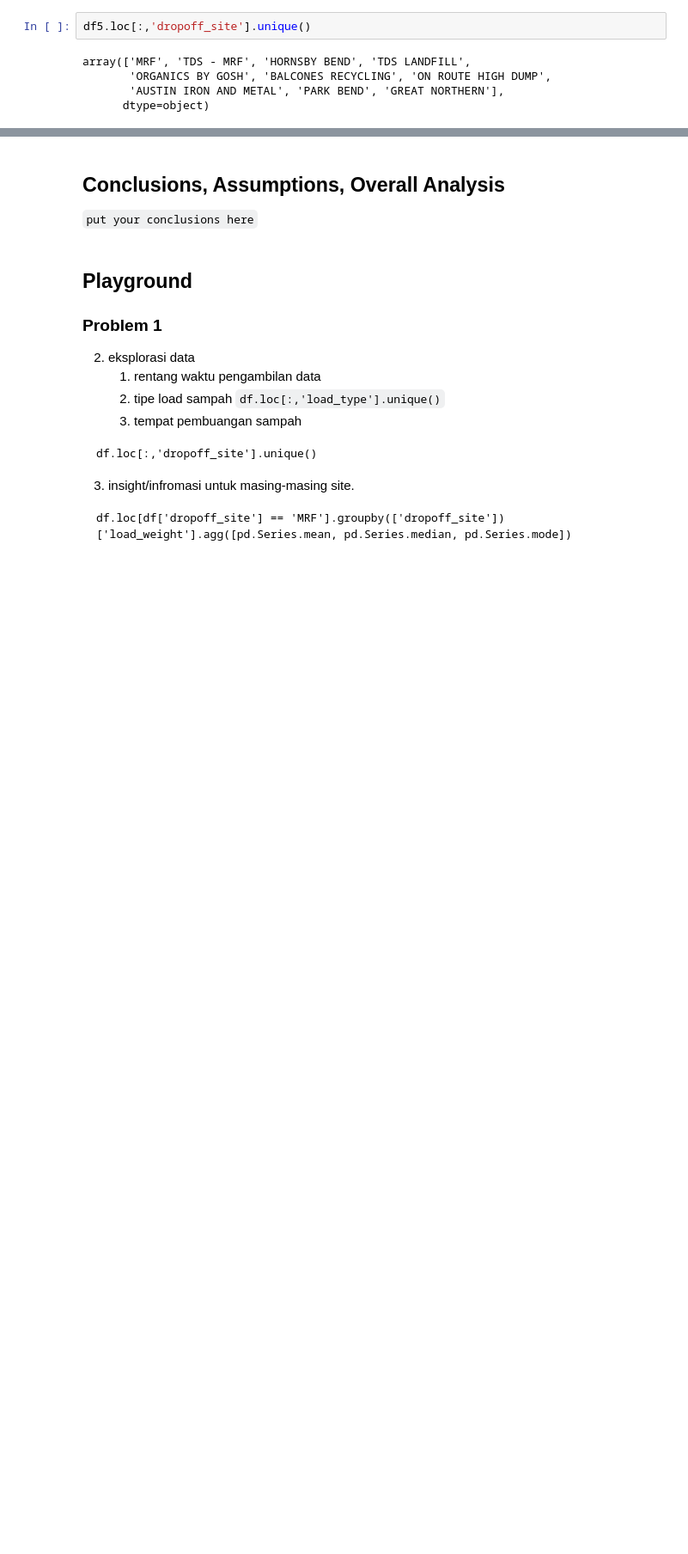
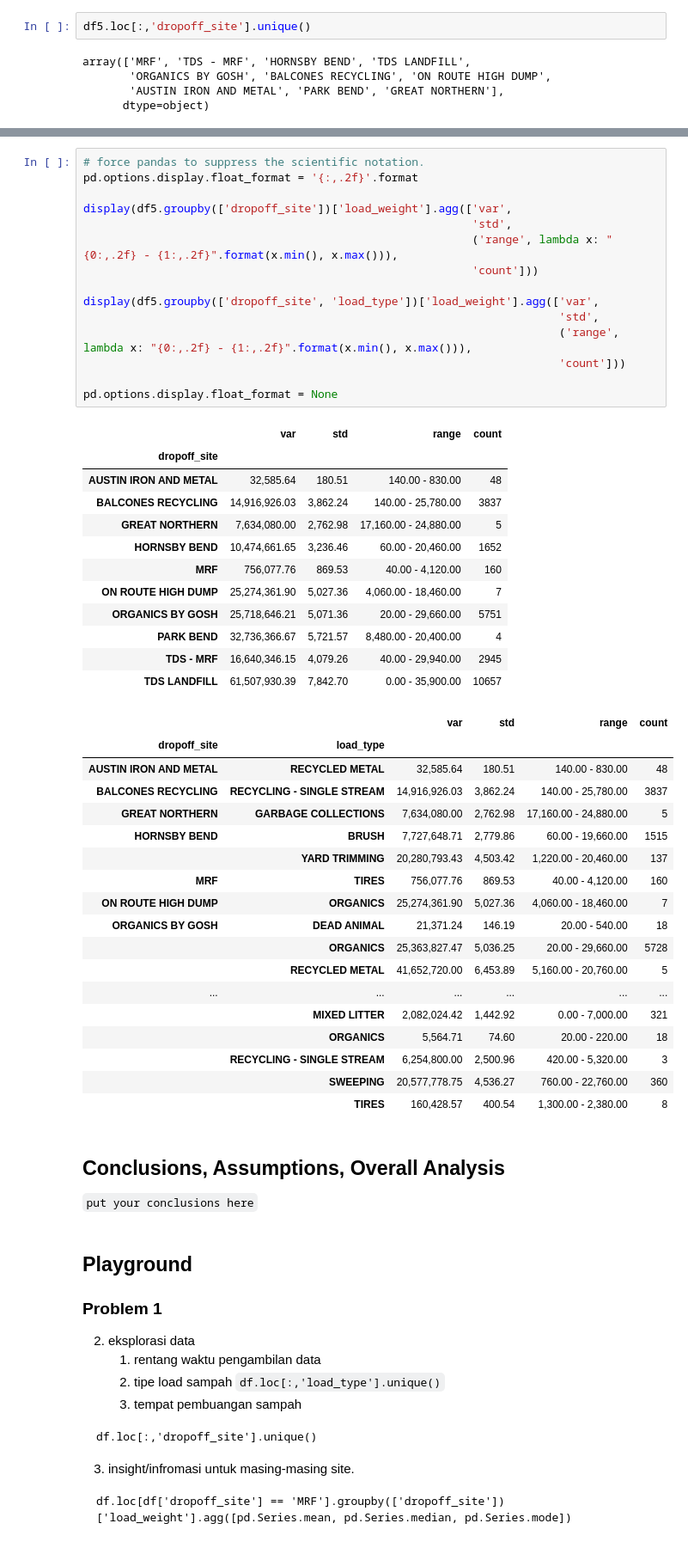
Before and after one commit to jasonrichdarmawan/p0-g2, a Jupyter notebook: h8dsft_P0W2_jason_rich_darmawan_onggo_putra.ipynb, the cells around one changed output, grey strips where cells are left out. Shown: that part at 86% size. Drawn from its saved outputs; the diff is of its cells as text; blank space fills up the shorter version.

```diff
--- a/h8dsft_P0W2_jason_rich_darmawan_onggo_putra.ipynb
+++ b/h8dsft_P0W2_jason_rich_darmawan_onggo_putra.ipynb
@@ -655,3 +659,49 @@ dtype: float64
+# %%
+# force pandas to suppress the scientific notation.
+pd.options.display.float_format = '{:,.2f}'.format
+
+display(df5.groupby(['dropoff_site'])['load_weight'].agg(['var',
+                                                          'std',
+                                                          ('range', lambda x: "{0:,.2f} - {1:,.2f}".format(x.min(), x.max())),
+                                                          'count']))
+
+display(df5.groupby(['dropoff_site', 'load_type'])['load_weight'].agg(['var',
+                                                                       'std',
+                                                                       ('range', lambda x: "{0:,.2f} - {1:,.2f}".format(x.min(), x.max())),
+                                                                       'count']))
+
+pd.options.display.float_format = None
+# %% [output]
+|  | var | std | range | count |
+| dropoff_site |  |  |  |  |
+| AUSTIN IRON AND METAL | 32,585.64 | 180.51 | 140.00 - 830.00 | 48 |
+| BALCONES RECYCLING | 14,916,926.03 | 3,862.24 | 140.00 - 25,780.00 | 3837 |
+| GREAT NORTHERN | 7,634,080.00 | 2,762.98 | 17,160.00 - 24,880.00 | 5 |
+| HORNSBY BEND | 10,474,661.65 | 3,236.46 | 60.00 - 20,460.00 | 1652 |
+| MRF | 756,077.76 | 869.53 | 40.00 - 4,120.00 | 160 |
+| ON ROUTE HIGH DUMP | 25,274,361.90 | 5,027.36 | 4,060.00 - 18,460.00 | 7 |
+| ORGANICS BY GOSH | 25,718,646.21 | 5,071.36 | 20.00 - 29,660.00 | 5751 |
+| PARK BEND | 32,736,366.67 | 5,721.57 | 8,480.00 - 20,400.00 | 4 |
+| TDS - MRF | 16,640,346.15 | 4,079.26 | 40.00 - 29,940.00 | 2945 |
+| TDS LANDFILL | 61,507,930.39 | 7,842.70 | 0.00 - 35,900.00 | 10657 |
+|  |  | var | std | range | count |
+| dropoff_site | load_type |  |  |  |  |
+| AUSTIN IRON AND METAL | RECYCLED METAL | 32,585.64 | 180.51 | 140.00 - 830.00 | 48 |
+| BALCONES RECYCLING | RECYCLING - SINGLE STREAM | 14,916,926.03 | 3,862.24 | 140.00 - 25,780.00 | 3837 |
+| GREAT NORTHERN | GARBAGE COLLECTIONS | 7,634,080.00 | 2,762.98 | 17,160.00 - 24,880.00 | 5 |
+| HORNSBY BEND | BRUSH | 7,727,648.71 | 2,779.86 | 60.00 - 19,660.00 | 1515 |
+|  | YARD TRIMMING | 20,280,793.43 | 4,503.42 | 1,220.00 - 20,460.00 | 137 |
+| MRF | TIRES | 756,077.76 | 869.53 | 40.00 - 4,120.00 | 160 |
+| ON ROUTE HIGH DUMP | ORGANICS | 25,274,361.90 | 5,027.36 | 4,060.00 - 18,460.00 | 7 |
+| ORGANICS BY GOSH | DEAD ANIMAL | 21,371.24 | 146.19 | 20.00 - 540.00 | 18 |
+|  | ORGANICS | 25,363,827.47 | 5,036.25 | 20.00 - 29,660.00 | 5728 |
+|  | RECYCLED METAL | 41,652,720.00 | 6,453.89 | 5,160.00 - 20,760.00 | 5 |
+| ... | ... | ... | ... | ... | ... |
+|  | MIXED LITTER | 2,082,024.42 | 1,442.92 | 0.00 - 7,000.00 | 321 |
+|  | ORGANICS | 5,564.71 | 74.60 | 20.00 - 220.00 | 18 |
+|  | RECYCLING - SINGLE STREAM | 6,254,800.00 | 2,500.96 | 420.00 - 5,320.00 | 3 |
+|  | SWEEPING | 20,577,778.75 | 4,536.27 | 760.00 - 22,760.00 | 360 |
+|  | TIRES | 160,428.57 | 400.54 | 1,300.00 - 2,380.00 | 8 |
 # %% [markdown]
 ## Conclusions, Assumptions, Overall Analysis
 
```
Also changed, not shown: parts of 3 cells of this notebook, 1 other file.
